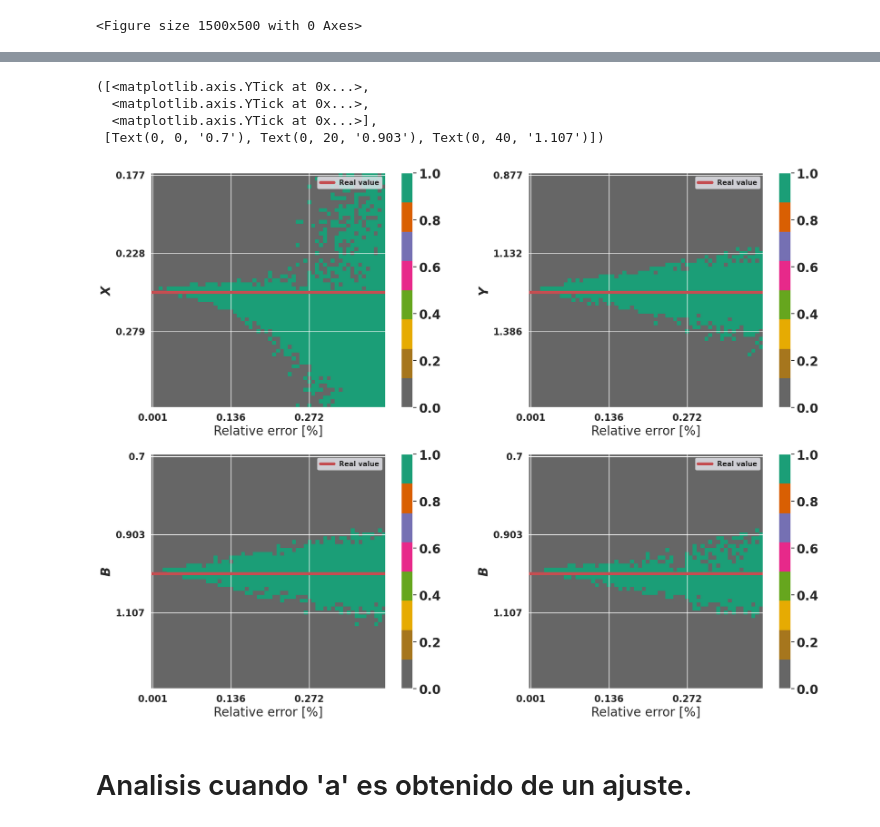
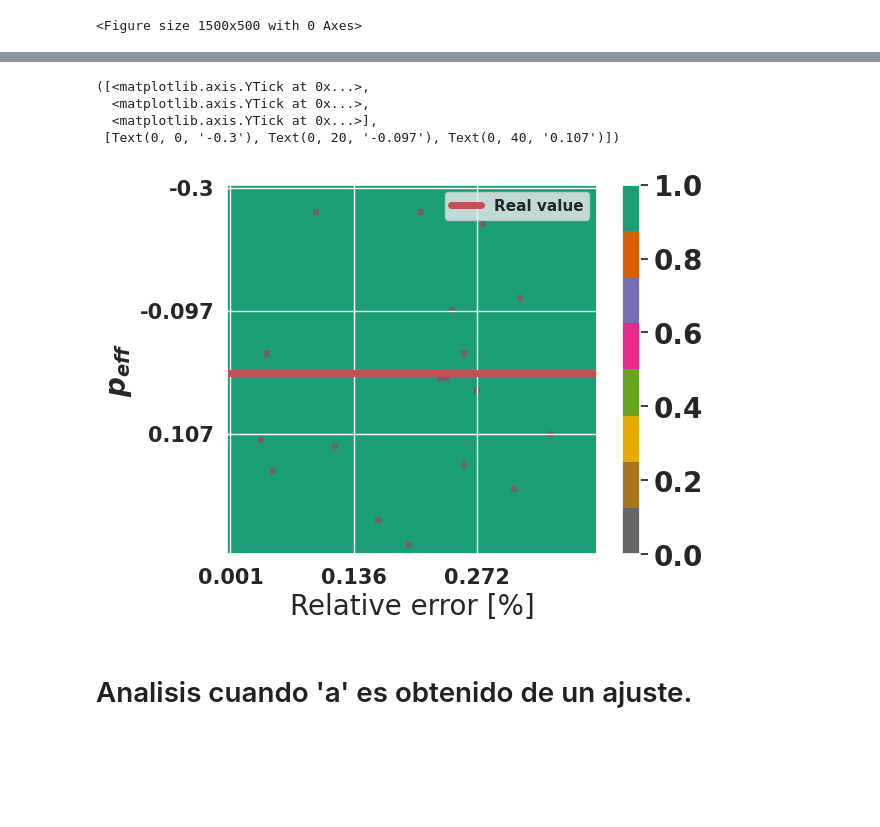
Before and after one commit to EstebanM-98/University_codes, a Jupyter notebook: TPA/Caso_base.ipynb, the cells around one changed output, grey strips where cells are left out. Cells and saved outputs as stored; diff of their text form; code cells hidden in the pictures; blank space fills up the shorter version.

```diff
--- a/TPA/Caso_base.ipynb
+++ b/TPA/Caso_base.ipynb
@@ -183,3 +129,23 @@ for  cont, l in enumerate(variar):
     resultados.append(mu1)
 # %% [output]
 <Figure size 1500x500 with 0 Axes>
+# %%
+mu=np.linspace(0.6,1.4,100)
+mu2=np.zeros((len(er_r),len(er_r)))
+
+for k in range(len(er_r)):
+
+    for j in range(len(mu_x)):
+
+        z=np.random.normal(mu[k],er_r[j],N)
+
+        desv=np.std(z,ddof=1)
+
+        standard=desv
+
+        if abs(np.mean(z)-a_real)<standard:
+
+            mu2[k,j]=1
+
+        else:
+            mu2[k,j]=0
@@ -186,67 +375,36 @@ for  cont, l in enumerate(variar):
 # %%
-f=plt.figure(figsize=(20,15))
-v_real=['X','Y','B']
-
-for i,j in enumerate(names):
-
-    plt.subplot(2,2,i+1)
-    matplotlib.rc('xtick', labelsize=20)
-    matplotlib.rc('ytick', labelsize=20)
-    plt.imshow(resultados[i],cmap='Dark2_r')
-    plt.axhline(y=30, label='Real value',lw=5, c="r")
-    plt.ylabel('$' + v_real[i] + "$" ,fontsize=20)
-    plt.xlabel('Relative error [%]',fontsize=20)
-    plt.legend()
-    plt.colorbar()
-
-
-    nx = er_r.shape[0]
-    no_labels = 4 # how many labels to see on axis x
-    step_x = int(nx / (no_labels - 1)) # step between consecutive labels
-    x_positions = np.arange(0,nx,step_x) # pixel count at label position
-    x_labels = np.round(er_r[::step_x],3) # labels you want to see
-    plt.xticks(x_positions, np.sort(x_labels),fontsize=15)
-
-    mmm=eval(j)
-    ny = mmm.shape[0]
-    no_labels = 4 # how many labels to see on axis x
-    step_y = int(ny / (no_labels - 1)) # step between consecutive labels
-    y_positions = np.arange(0,ny,step_y) # pixel count at label position
-    y_labels = np.round(mmm[::step_y],3) # labels you want to see
-    plt.yticks(y_positions, np.sort(y_labels),fontsize=15)
-
-
-plt.subplot(2,2,4)
+plt.subplot(111)
 matplotlib.rc('xtick', labelsize=20)
 matplotlib.rc('ytick', labelsize=20)
-plt.imshow(resultados[0]*resultados[1]*resultados[2],cmap='Dark2_r')
+plt.imshow(mu1,cmap='Dark2_r')
 plt.axhline(y=30, label='Real value',lw=5, c="r")
-plt.ylabel('$' + v_real[i] + "$" ,fontsize=20)
+plt.ylabel('$p_{eff}$' ,fontsize=20)
 plt.xlabel('Relative error [%]',fontsize=20)
 plt.legend()
 plt.colorbar()
 
 
+new_et=np.linspace(-0.3,0.3,60)
 nx = er_r.shape[0]
 no_labels = 4 # how many labels to see on axis x
 step_x = int(nx / (no_labels - 1)) # step between consecutive labels
 x_positions = np.arange(0,nx,step_x) # pixel count at label position
 x_labels = np.round(er_r[::step_x],3) # labels you want to see
 plt.xticks(x_positions, np.sort(x_labels),fontsize=15)
 
-mmm=eval(j)
-ny = mmm.shape[0]
+
+ny = new_et.shape[0]
 no_labels = 4 # how many labels to see on axis x
 step_y = int(ny / (no_labels - 1)) # step between consecutive labels
 y_positions = np.arange(0,ny,step_y) # pixel count at label position
-y_labels = np.round(mmm[::step_y],3) # labels you want to see
+y_labels = np.round(new_et[::step_y],3) # labels you want to see
 plt.yticks(y_positions, np.sort(y_labels),fontsize=15)
 # %% [output]
 ([<matplotlib.axis.YTick at 0x...>,
   <matplotlib.axis.YTick at 0x...>,
   <matplotlib.axis.YTick at 0x...>],
- [Text(0, 0, '0.7'), Text(0, 20, '0.903'), Text(0, 40, '1.107')])
+ [Text(0, 0, '-0.3'), Text(0, 20, '-0.097'), Text(0, 40, '0.107')])
-[figure, old version]
+[figure, new version]
 # %% [markdown]
 # Analisis cuando 'a' es obtenido de un ajuste.
 # %%
```
Also changed, not shown: parts of 22 cells of this notebook, 14 other files.
